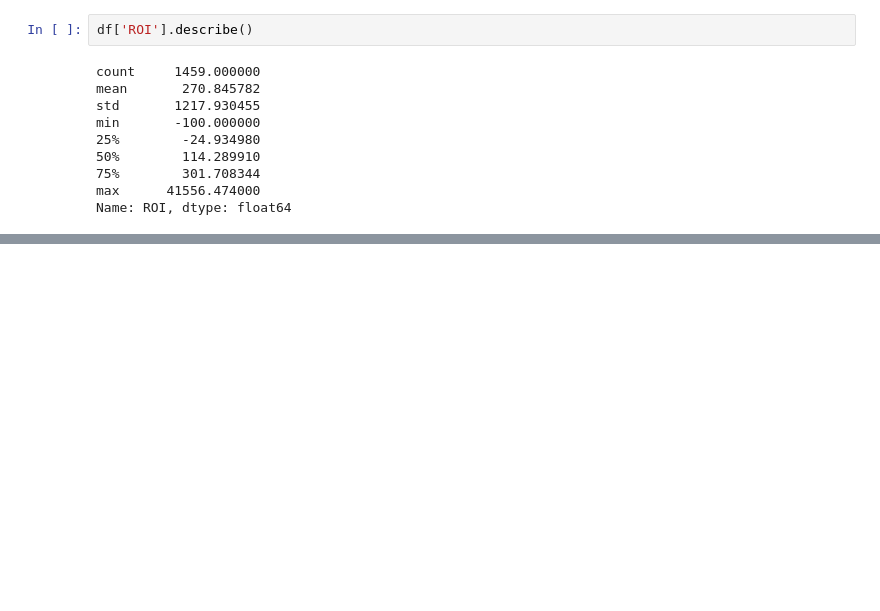
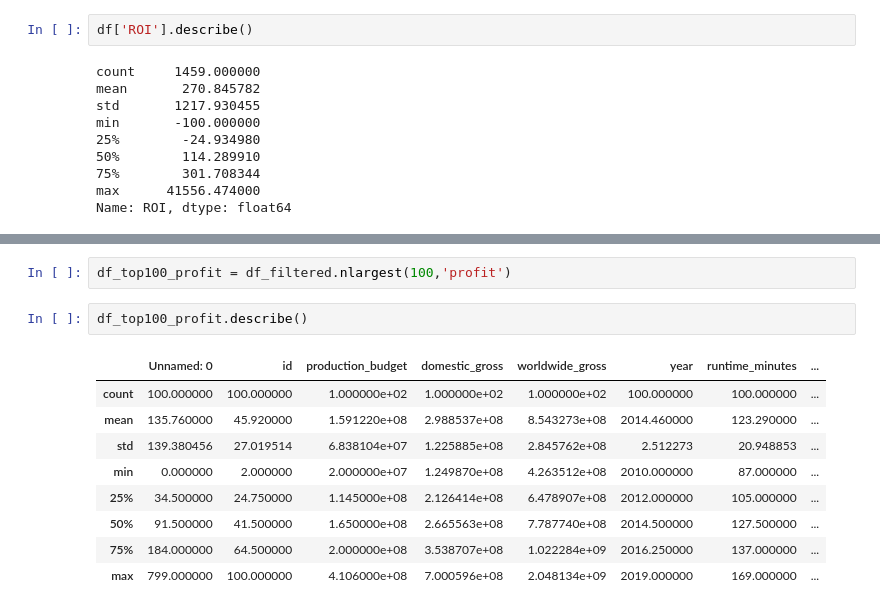
Before and after one commit to jnahra/dsc-phase-1-project, a Jupyter notebook: john with master data seat cleaned final.ipynb, the cells around one changed output, grey strips where cells are left out. Saved outputs shown, nothing was run; the diff lists cells and outputs as text; blank space fills up the shorter version.

```diff
--- a/john with master data seat cleaned final.ipynb
+++ b/john with master data seat cleaned final.ipynb
@@ -198,0 +221,14 @@ Name: ROI, dtype: float64
+# %%
+df_top100_profit = df_filtered.nlargest(100,'profit')
+# %%
+df_top100_profit.describe()
+# %% [output]
+|  | Unnamed: 0 | id | production_budget | domestic_gross | worldwide_gross | year | runtime_minutes | ... |
+| count | 100.000000 | 100.000000 | 1.000000e+02 | 1.000000e+02 | 1.000000e+02 | 100.000000 | 100.000000 | ... |
+| mean | 135.760000 | 45.920000 | 1.591220e+08 | 2.988537e+08 | 8.543273e+08 | 2014.460000 | 123.290000 | ... |
+| std | 139.380456 | 27.019514 | 6.838104e+07 | 1.225885e+08 | 2.845762e+08 | 2.512273 | 20.948853 | ... |
+| min | 0.000000 | 2.000000 | 2.000000e+07 | 1.249870e+08 | 4.263512e+08 | 2010.000000 | 87.000000 | ... |
+| 25% | 34.500000 | 24.750000 | 1.145000e+08 | 2.126414e+08 | 6.478907e+08 | 2012.000000 | 105.000000 | ... |
+| 50% | 91.500000 | 41.500000 | 1.650000e+08 | 2.665563e+08 | 7.787740e+08 | 2014.500000 | 127.500000 | ... |
+| 75% | 184.000000 | 64.500000 | 2.000000e+08 | 3.538707e+08 | 1.022284e+09 | 2016.250000 | 137.000000 | ... |
+| max | 799.000000 | 100.000000 | 4.106000e+08 | 7.000596e+08 | 2.048134e+09 | 2019.000000 | 169.000000 | ... |
```
Also changed, not shown: parts of 13 cells of this notebook.
